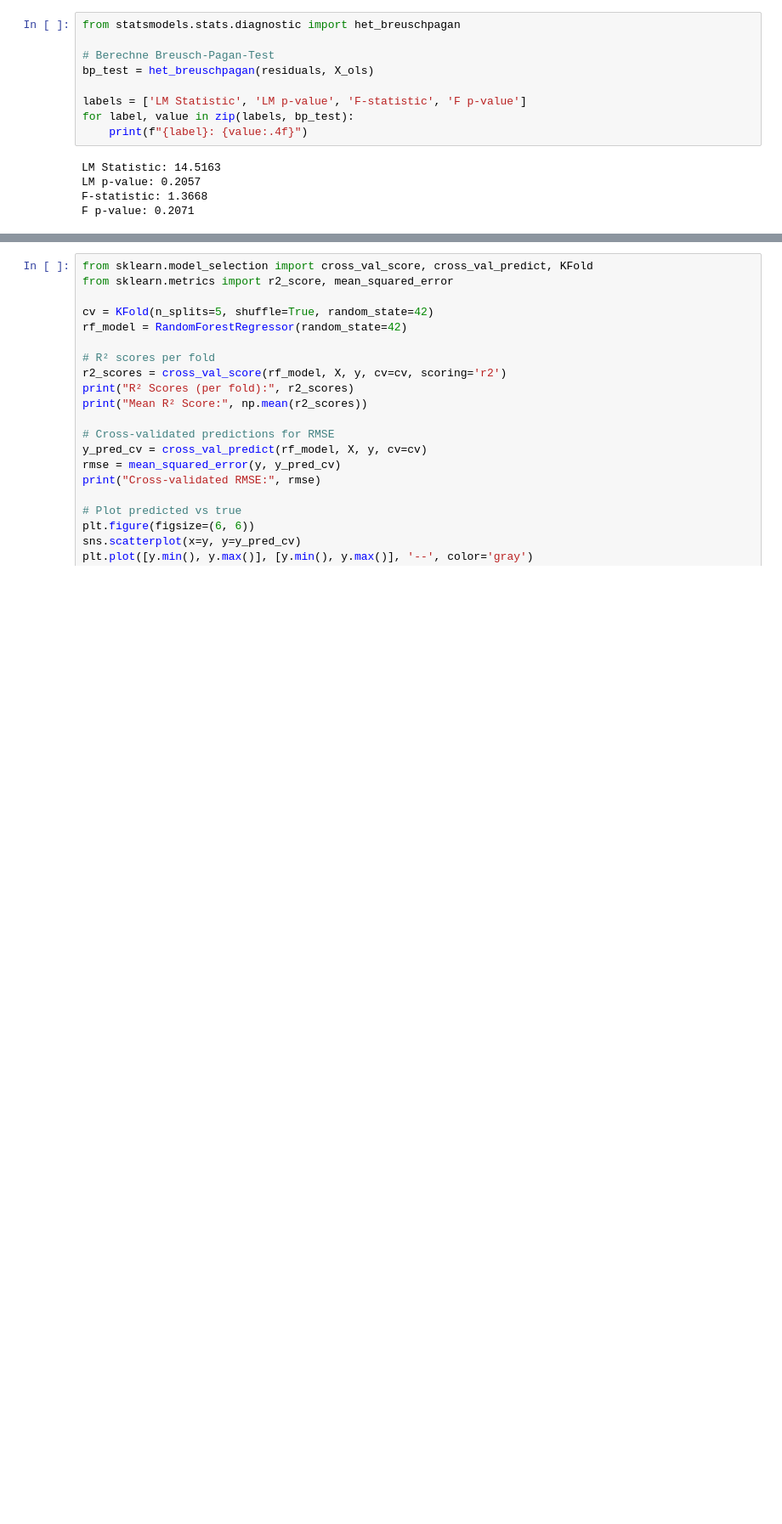
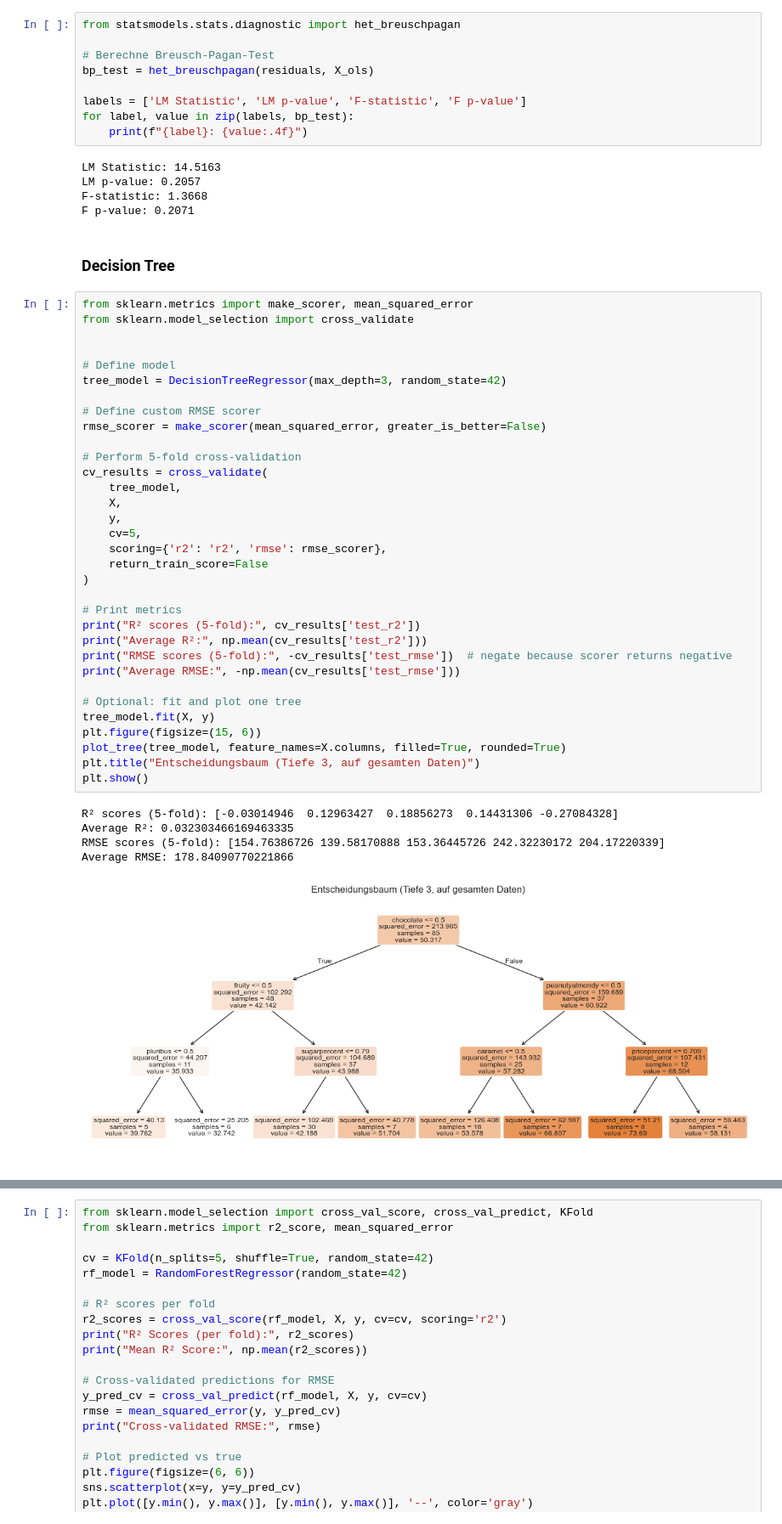
Before and after one commit to agiedke/candy_case, a Jupyter notebook: notebooks/notebook_2_modeling.ipynb, the cells around one changed output, grey strips where cells are left out. Shown: that part at 85% size. Saved outputs shown, nothing was run; the diff lists cells and outputs as text; blank space fills up the shorter version.

```diff
--- a/notebooks/notebook_2_modeling.ipynb
+++ b/notebooks/notebook_2_modeling.ipynb
@@ -82,3 +82,44 @@ LM Statistic: 14.5163
 LM p-value: 0.2057
 F-statistic: 1.3668
 F p-value: 0.2071
+# %% [markdown]
+### Decision Tree
+# %%
+from sklearn.metrics import make_scorer, mean_squared_error
+from sklearn.model_selection import cross_validate
+
+
+# Define model
+tree_model = DecisionTreeRegressor(max_depth=3, random_state=42)
+
+# Define custom RMSE scorer
+rmse_scorer = make_scorer(mean_squared_error, greater_is_better=False)
+
+# Perform 5-fold cross-validation
+cv_results = cross_validate(
+    tree_model,
+    X,
+    y,
+    cv=5,
+    scoring={'r2': 'r2', 'rmse': rmse_scorer},
+    return_train_score=False
+)
+
+# Print metrics
+print("R² scores (5-fold):", cv_results['test_r2'])
+print("Average R²:", np.mean(cv_results['test_r2']))
+print("RMSE scores (5-fold):", -cv_results['test_rmse'])  # negate because scorer returns negative
+print("Average RMSE:", -np.mean(cv_results['test_rmse']))
+
+# Optional: fit and plot one tree
+tree_model.fit(X, y)
+plt.figure(figsize=(15, 6))
+plot_tree(tree_model, feature_names=X.columns, filled=True, rounded=True)
+plt.title("Entscheidungsbaum (Tiefe 3, auf gesamten Daten)")
+plt.show()
+# %% [output]
+R² scores (5-fold): [-0.03014946  0.12963427  0.18856273  0.14431306 -0.27084328]
+Average R²: 0.032303466169463335
+RMSE scores (5-fold): [154.76386726 139.58170888 153.36445726 242.32230172 204.17220339]
+Average RMSE: 178.84090770221866
+[figure, added]
```
Also changed, not shown: parts of 3 cells of this notebook, 1 other file.
